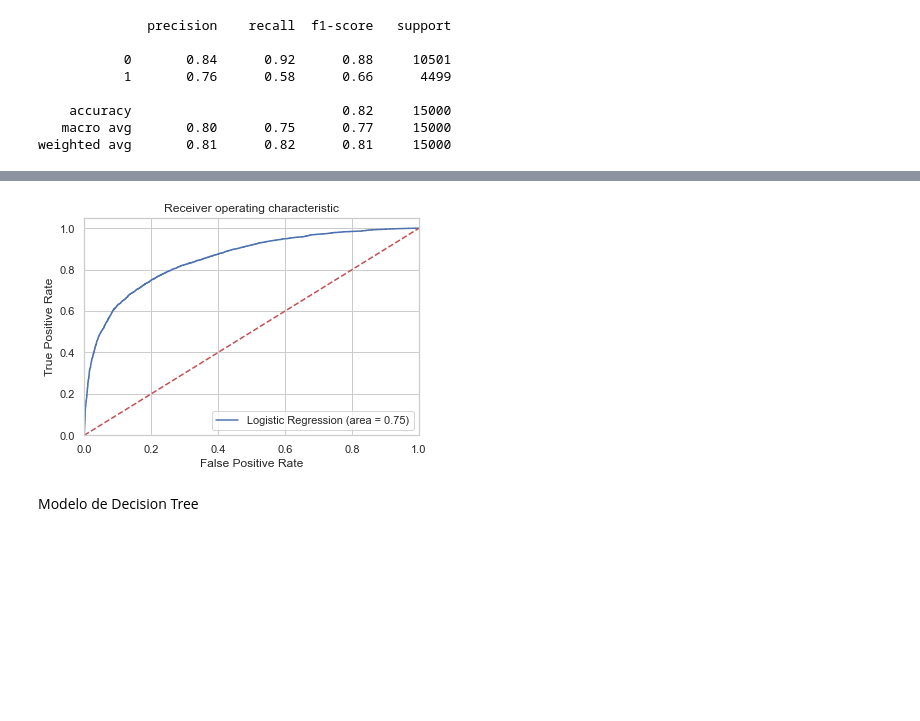
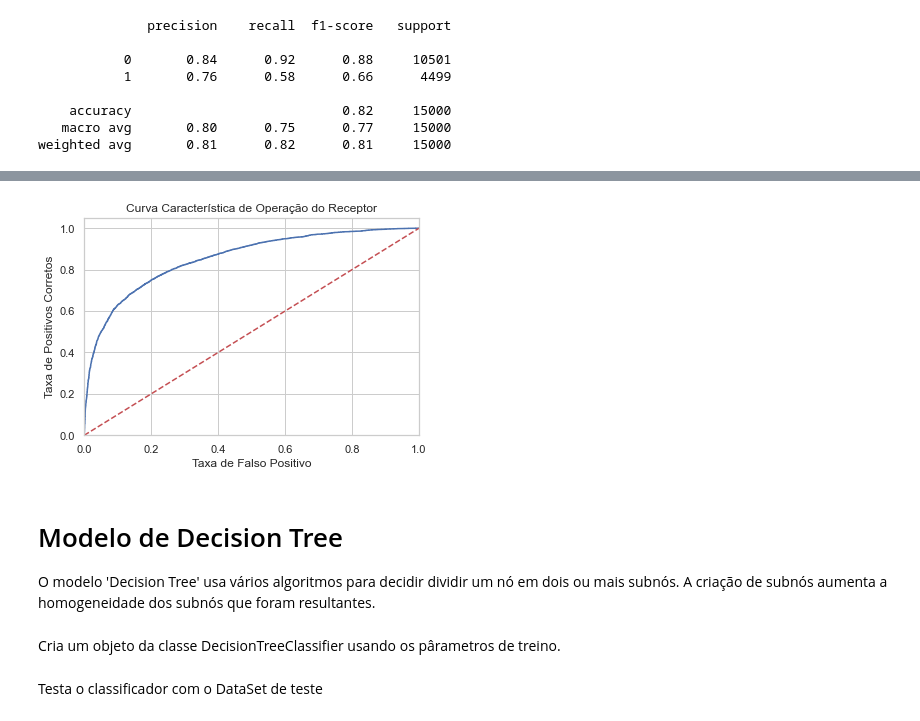
Before and after one commit to gtumang/Projeto2-CDados, a Jupyter notebook: Projeto2-Cdados.ipynb, the cells around one changed output, grey strips where cells are left out. Saved outputs shown, nothing was run; the diff lists cells and outputs as text; code cells hidden in the pictures; blank space fills up the shorter version.

```diff
--- a/Projeto2-Cdados.ipynb
+++ b/Projeto2-Cdados.ipynb
@@ -376,23 +338,24 @@ weighted avg       0.81      0.82      0.81     15000
 # %%
 #ROC CURVE
 
 logit_roc_auc = roc_auc_score(y_test, logreg.predict(X_test))
 fpr, tpr, thresholds = roc_curve(y_test, logreg.predict_proba(X_test)[:,1])
 plt.figure()
-plt.plot(fpr, tpr, label='Logistic Regression (area = %0.2f)' % logit_roc_auc)
+plt.plot(fpr, tpr)
 plt.plot([0, 1], [0, 1],'r--')
 plt.xlim([0.0, 1.0])
 plt.ylim([0.0, 1.05])
-plt.xlabel('False Positive Rate')
-plt.ylabel('True Positive Rate')
-plt.title('Receiver operating characteristic')
-plt.legend(loc="lower right")
-plt.savefig('Log_ROC')
+plt.xlabel('Taxa de Falso Positivo')
+plt.ylabel('Taxa de Positivos Corretos')
+plt.title('Curva Característica de Operação do Receptor')
 plt.show()
 # %% [output]
-[figure, old version]
+[figure, new version]
-# %% [markdown]
-Modelo de Decision Tree
+# %% [markdown]
+# Modelo de Decision Tree
+O modelo 'Decision Tree' usa vários algoritmos para decidir dividir um nó em dois ou mais subnós. A criação de subnós aumenta a homogeneidade dos subnós que foram resultantes.
+# %% [markdown]
+Cria um objeto da classe DecisionTreeClassifier usando os pârametros de treino.
 # %%
 clf=DecisionTreeClassifier()
 clf=clf.fit(X_train,y_train)
@@ -399,0 +362,2 @@ y_pred=clf.predict(X_test)
+# %% [markdown]
+Testa o classificador com o DataSet de teste
```
Also changed, not shown: parts of 45 cells of this notebook.
